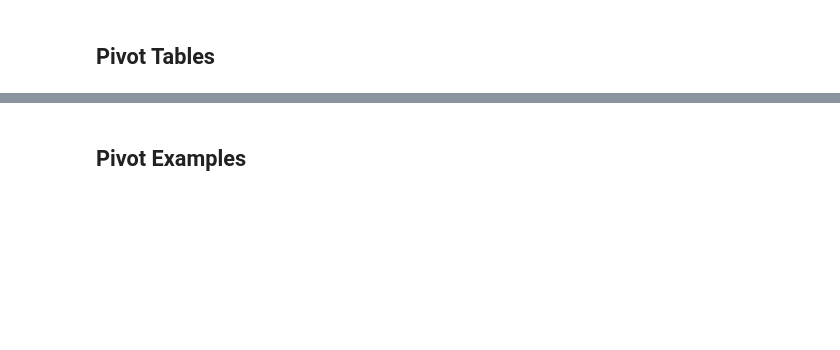
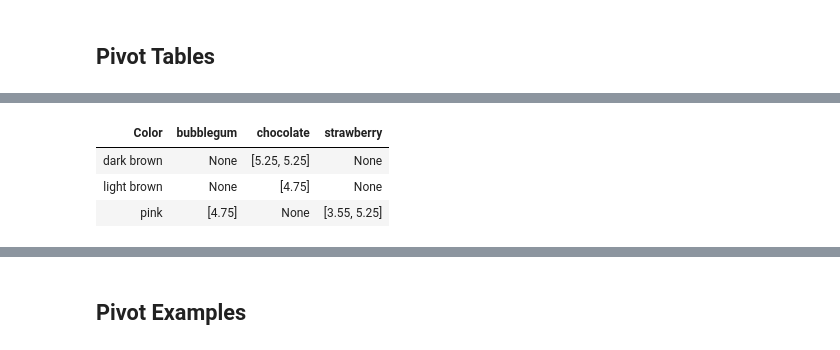
Before and after one commit to YData123/sds123-sp21, a Jupyter notebook: demos/lec11/lec11.ipynb, the cells around one changed output, grey strips where cells are left out. Cells and saved outputs as stored; diff of their text form; code cells hidden in the pictures; blank space fills up the shorter version.

```diff
--- a/demos/lec11/lec11.ipynb
+++ b/demos/lec11/lec11.ipynb
@@ -20 +50,8 @@ all_cones.pivot('Color', 'Flavor')
+# %%
+all_cones.pivot('Flavor', 'Color', values='Price', collect=list)
+# %% [output]
+| Color | bubblegum | chocolate | strawberry |
+| dark brown | None | [5.25, 5.25] | None |
+| light brown | None | [4.75] | None |
+| pink | [4.75] | None | [3.55, 5.25] |
 # %%
```
Also changed, not shown: parts of 51 cells of this notebook, 2 other files.
